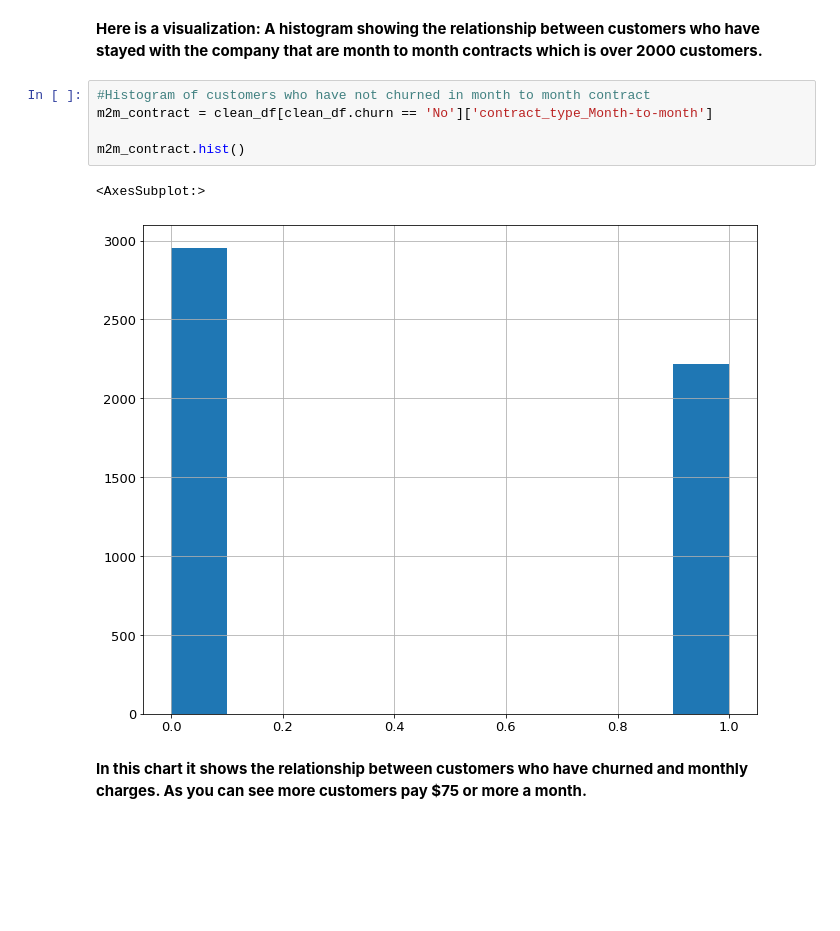
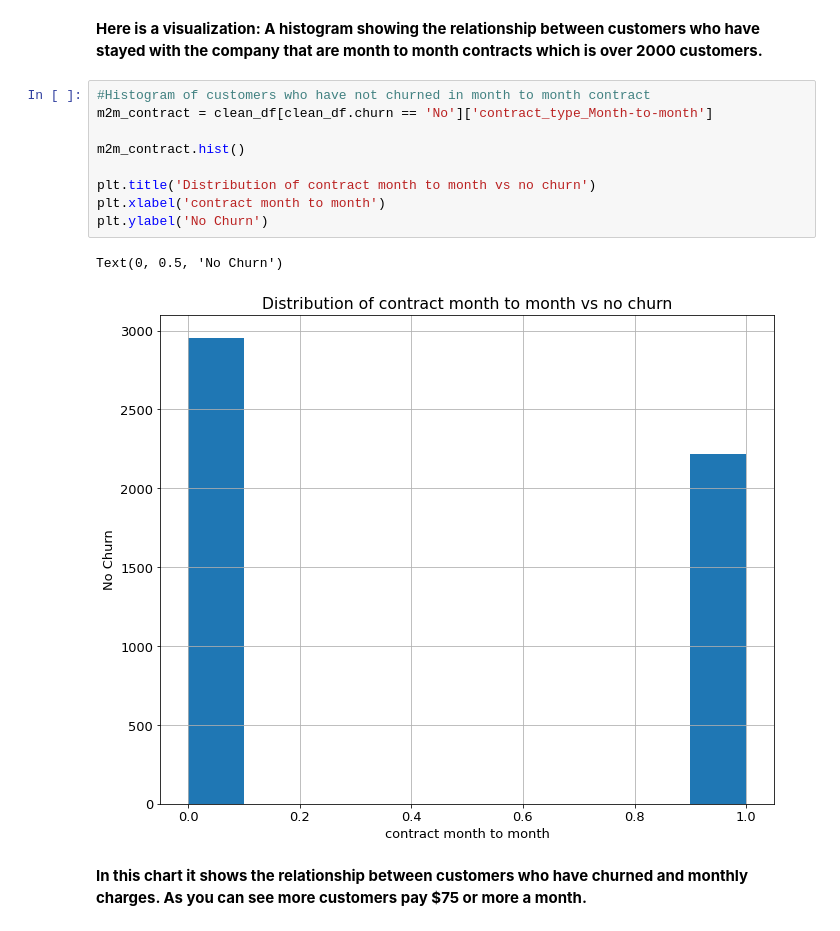
Before and after one commit to LinhQuach13/classification_project, a Jupyter notebook: telco_final.ipynb, the cells around one changed output. Drawn from its saved outputs; the diff is of its cells as text; blank space fills up the shorter version.

```diff
--- a/telco_final.ipynb
+++ b/telco_final.ipynb
@@ -449,11 +454,15 @@ m2m_contract.hist()
 # %%
 #Histogram of customers who have not churned in month to month contract
 m2m_contract = clean_df[clean_df.churn == 'No']['contract_type_Month-to-month']
 
 m2m_contract.hist()
+
+plt.title('Distribution of contract month to month vs no churn')
+plt.xlabel('contract month to month')
+plt.ylabel('No Churn')
 # %% [output]
-<AxesSubplot:>
+Text(0, 0.5, 'No Churn')
-[figure, old version]
+[figure, new version]
 # %% [markdown]
 **In this chart it shows the relationship between customers who have churned and monthly charges. As you can see more customers pay $75 or more a month.**
 # %%
```
Also changed, not shown: parts of 5 cells of this notebook.
